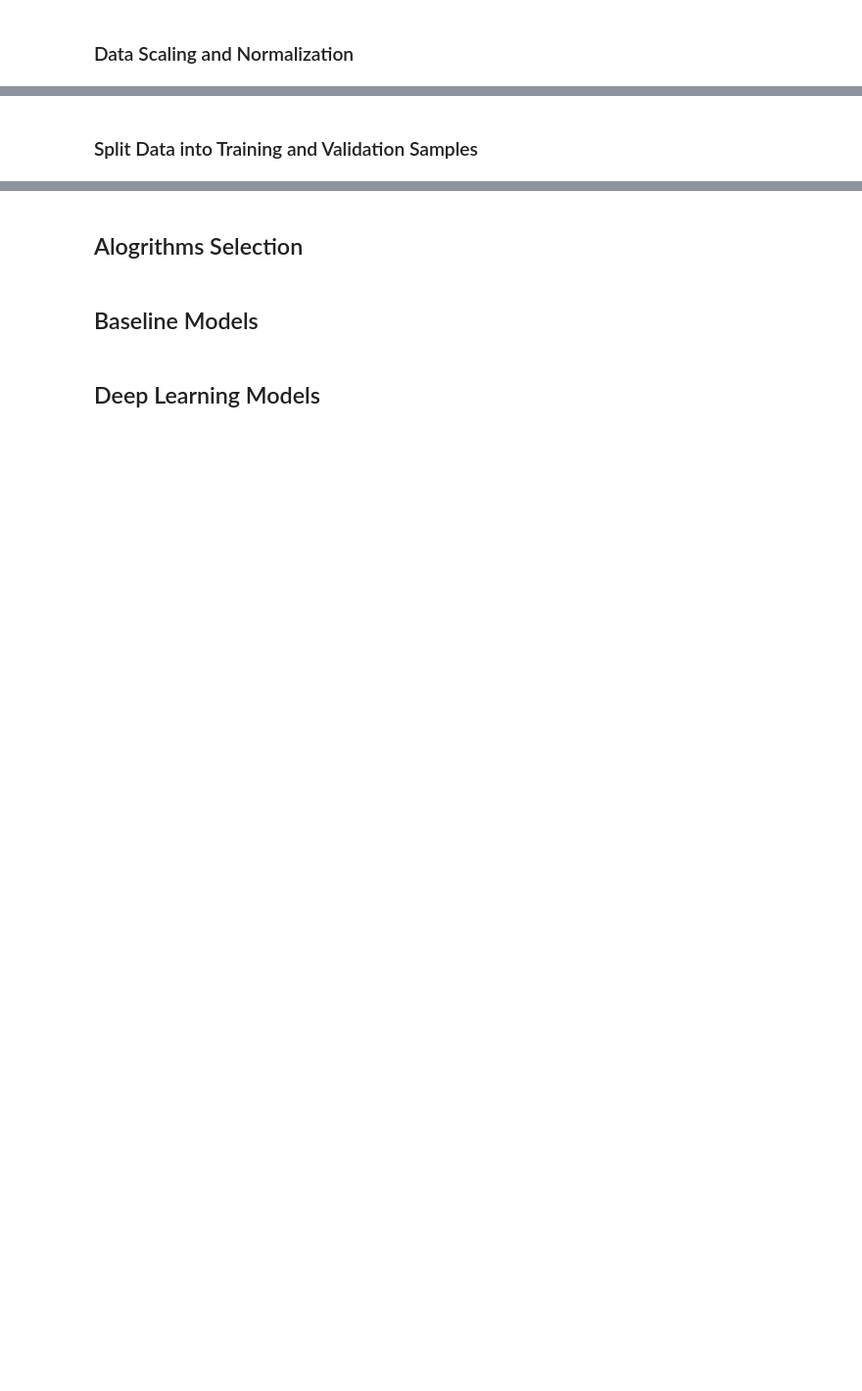
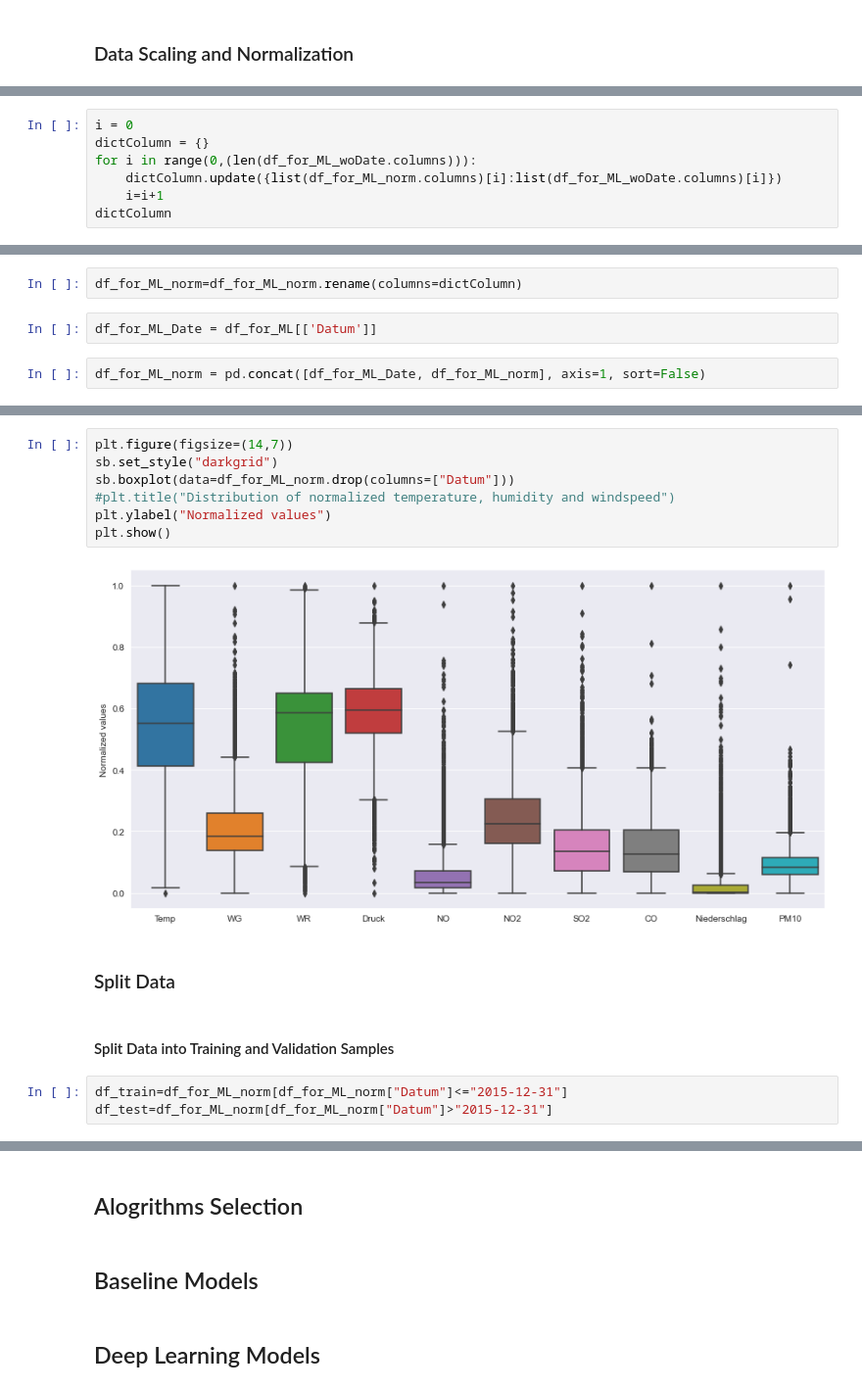
Before and after one commit to SvetiB/AirQualityStuttgart, a Jupyter notebook: AirQualityStuttgartModelingSveti.ipynb, the cells around one changed output, grey strips where cells are left out. Shown at 98% size. Cells and saved outputs as stored; diff of their text form; blank space fills up the shorter version.

```diff
--- a/AirQualityStuttgartModelingSveti.ipynb
+++ b/AirQualityStuttgartModelingSveti.ipynb
@@ -50,0 +131,7 @@ Definition of Sampling Rates
+# %%
+i = 0
+dictColumn = {}
+for i in range(0,(len(df_for_ML_woDate.columns))):
+    dictColumn.update({list(df_for_ML_norm.columns)[i]:list(df_for_ML_woDate.columns)[i]})
+    i=i+1
+dictColumn
@@ -50,0 +149,6 @@ Definition of Sampling Rates
+# %%
+df_for_ML_norm=df_for_ML_norm.rename(columns=dictColumn)
+# %%
+df_for_ML_Date = df_for_ML[['Datum']]
+# %%
+df_for_ML_norm = pd.concat([df_for_ML_Date, df_for_ML_norm], axis=1, sort=False)
@@ -51,2 +176,16 @@ Definition of Sampling Rates
+# %%
+plt.figure(figsize=(14,7))
+sb.set_style("darkgrid")
+sb.boxplot(data=df_for_ML_norm.drop(columns=["Datum"]))
+#plt.title("Distribution of normalized temperature, humidity and windspeed")
+plt.ylabel("Normalized values")
+plt.show()
+# %% [output]
+[figure, added]
+# %% [markdown]
+### Split Data
 # %% [markdown]
-### Split Data into Training and Validation Samples
+#### Split Data into Training and Validation Samples
+# %%
+df_train=df_for_ML_norm[df_for_ML_norm["Datum"]<="2015-12-31"]
+df_test=df_for_ML_norm[df_for_ML_norm["Datum"]>"2015-12-31"]
```
Also changed, not shown: parts of 43 cells of this notebook.
